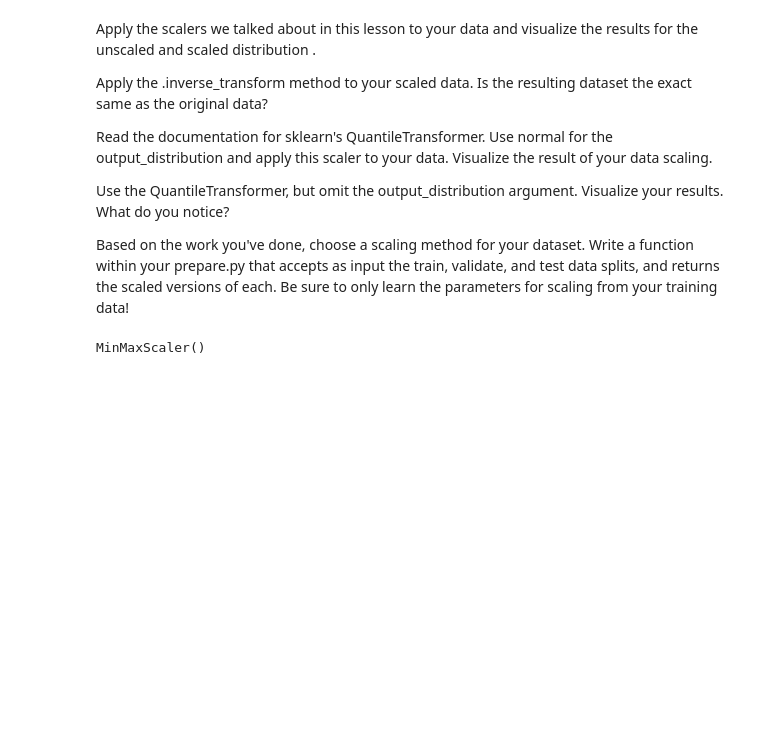
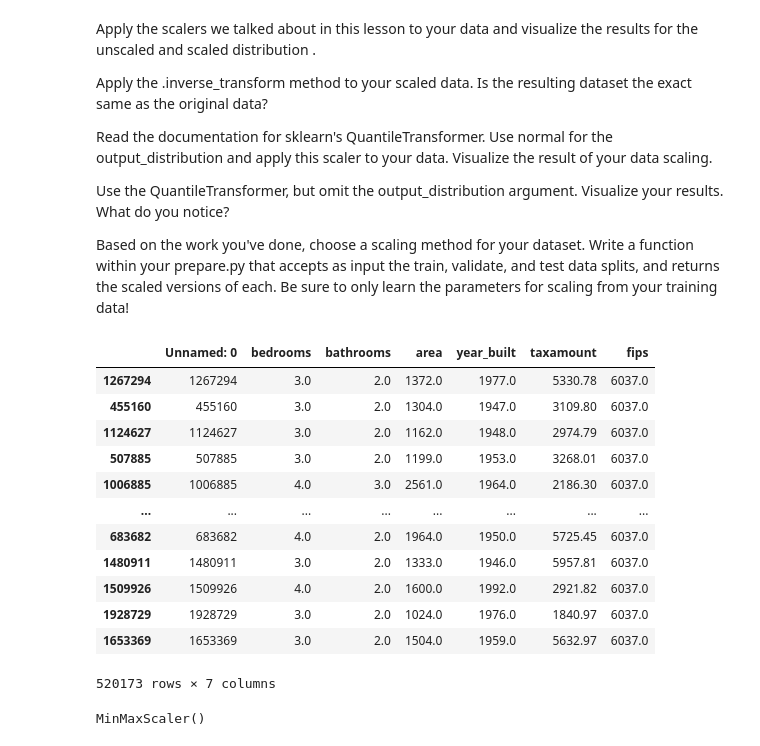
Before and after one commit to gabecavazos/regression-exercises, a Jupyter notebook: scaling.ipynb, the cells around one changed output. Cells and saved outputs as stored; diff of their text form; code cells hidden in the pictures; blank space fills up the shorter version.

```diff
--- a/scaling.ipynb
+++ b/scaling.ipynb
@@ -44,2 +81,18 @@ Based on the work you've done, choose a scaling method for your dataset. Write a
+# %%
+X_train
+# %% [output]
+|  | Unnamed: 0 | bedrooms | bathrooms | area | year_built | taxamount | fips |
+| 1267294 | 1267294 | 3.0 | 2.0 | 1372.0 | 1977.0 | 5330.78 | 6037.0 |
+| 455160 | 455160 | 3.0 | 2.0 | 1304.0 | 1947.0 | 3109.80 | 6037.0 |
+| 1124627 | 1124627 | 3.0 | 2.0 | 1162.0 | 1948.0 | 2974.79 | 6037.0 |
+| 507885 | 507885 | 3.0 | 2.0 | 1199.0 | 1953.0 | 3268.01 | 6037.0 |
+| 1006885 | 1006885 | 4.0 | 3.0 | 2561.0 | 1964.0 | 2186.30 | 6037.0 |
+| ... | ... | ... | ... | ... | ... | ... | ... |
+| 683682 | 683682 | 4.0 | 2.0 | 1964.0 | 1950.0 | 5725.45 | 6037.0 |
+| 1480911 | 1480911 | 3.0 | 2.0 | 1333.0 | 1946.0 | 5957.81 | 6037.0 |
+| 1509926 | 1509926 | 4.0 | 2.0 | 1600.0 | 1992.0 | 2921.82 | 6037.0 |
+| 1928729 | 1928729 | 3.0 | 2.0 | 1024.0 | 1976.0 | 1840.97 | 6037.0 |
+| 1653369 | 1653369 | 3.0 | 2.0 | 1504.0 | 1959.0 | 5632.97 | 6037.0 |
+520173 rows × 7 columns
 # %%
 scaler = sklearn.preprocessing.MinMaxScaler()
```
Also changed, not shown: parts of 28 cells of this notebook, 5 other files.
